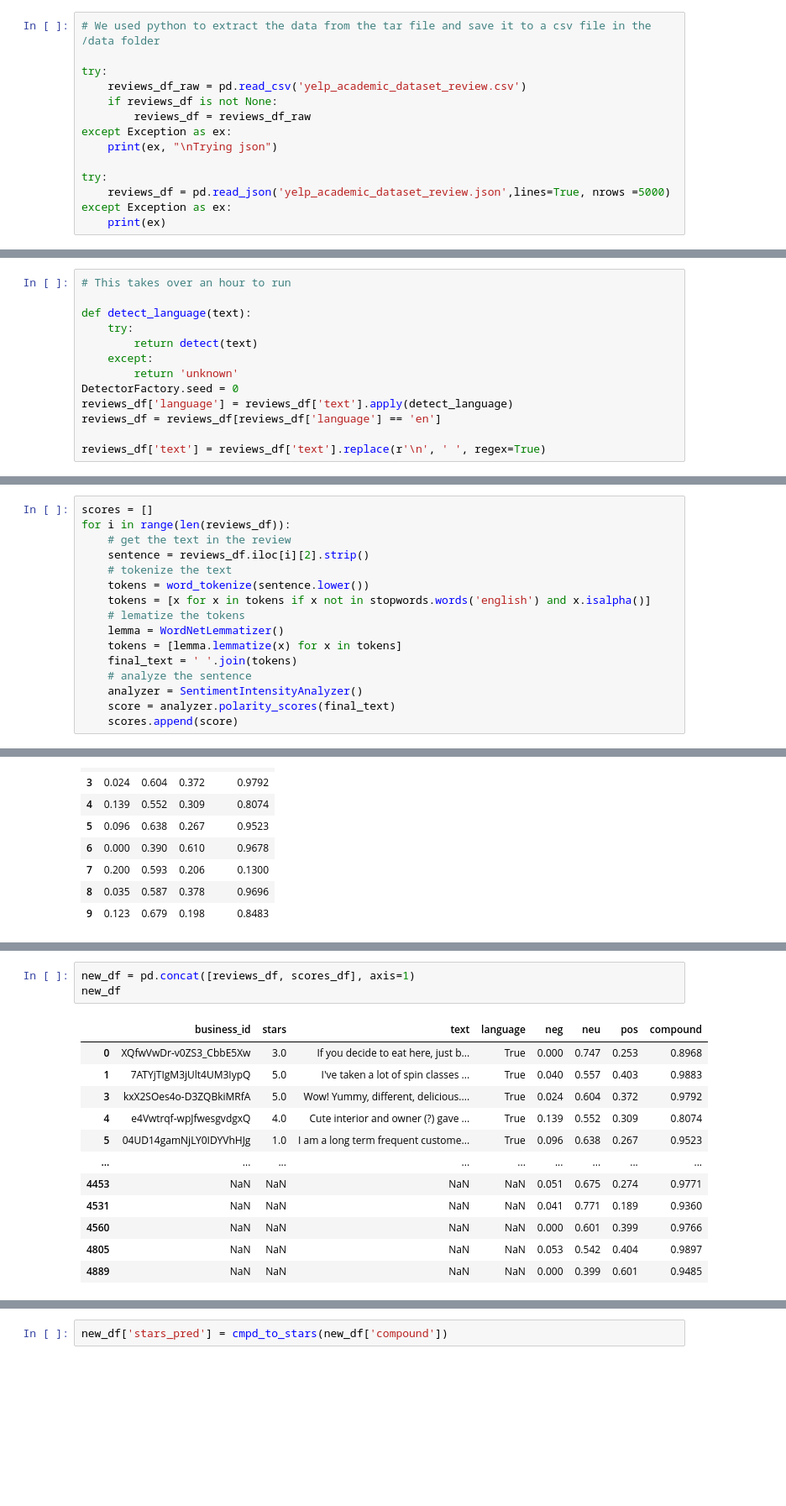
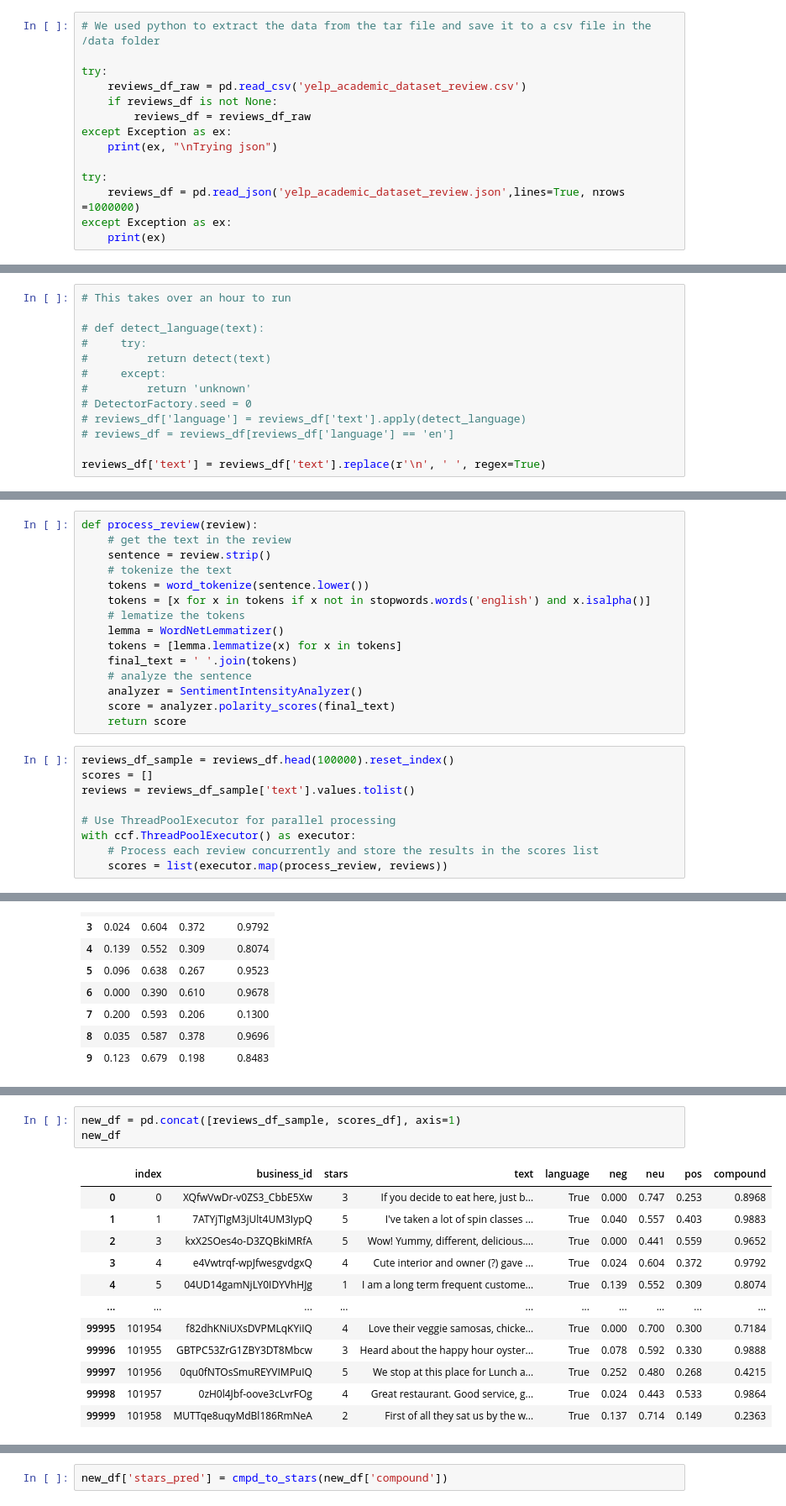
Before and after one commit to lonnagee/4447-Project, a Jupyter notebook: notebooks/COMP4447 Final Project - NLP Analysis.ipynb, the cells around one changed output, grey strips where cells are left out. Shown: that part at 84% size. Cells and saved outputs as stored; diff of their text form; blank space fills up the shorter version.

```diff
--- a/notebooks/COMP4447 Final Project - NLP Analysis.ipynb
+++ b/notebooks/COMP4447 Final Project - NLP Analysis.ipynb
@@ -68,7 +69,7 @@ except Exception as ex:
     print(ex, "\nTrying json")
 
 try:
-    reviews_df = pd.read_json('yelp_academic_dataset_review.json',lines=True, nrows =5000)
+    reviews_df = pd.read_json('yelp_academic_dataset_review.json',lines=True, nrows =1000000)
 except Exception as ex:
     print(ex)
 # %% [output]
@@ -364,14 +408,14 @@ First we defined a function that would review the data for English and remove an
 # %%
 # This takes over an hour to run
 
-def detect_language(text):
-    try:
-        return detect(text)
-    except:
-        return 'unknown'
-DetectorFactory.seed = 0
-reviews_df['language'] = reviews_df['text'].apply(detect_language)
-reviews_df = reviews_df[reviews_df['language'] == 'en']
+# def detect_language(text):
+#     try:
+#         return detect(text)
+#     except:
+#         return 'unknown'
+# DetectorFactory.seed = 0
+# reviews_df['language'] = reviews_df['text'].apply(detect_language)
+# reviews_df = reviews_df[reviews_df['language'] == 'en']
 
 reviews_df['text'] = reviews_df['text'].replace(r'\n', ' ', regex=True)
 # %% [markdown]
@@ -463,10 +507,9 @@ nltk.download('vader_lexicon')
 [nltk_data]   Package vader_lexicon is already up-to-date!
 True
 # %%
-scores = []
-for i in range(len(reviews_df)):
+def process_review(review):
     # get the text in the review
-    sentence = reviews_df.iloc[i][2].strip()
+    sentence = review.strip()
     # tokenize the text
     tokens = word_tokenize(sentence.lower())
     tokens = [x for x in tokens if x not in stopwords.words('english') and x.isalpha()]
@@ -477,7 +520,16 @@ for i in range(len(reviews_df)):
     # analyze the sentence
     analyzer = SentimentIntensityAnalyzer()
     score = analyzer.polarity_scores(final_text)
-    scores.append(score)
+    return score
+# %%
+reviews_df_sample = reviews_df.head(100000).reset_index()
+scores = []
+reviews = reviews_df_sample['text'].values.tolist()
+
+# Use ThreadPoolExecutor for parallel processing
+with ccf.ThreadPoolExecutor() as executor:
+    # Process each review concurrently and store the results in the scores list
+    scores = list(executor.map(process_review, reviews))
 # %%
 scores_df = pd.DataFrame(scores)
 scores_df.head(10)
@@ -496,16 +564,16 @@ scores_df.head(10)
 # %%
-new_df = pd.concat([reviews_df, scores_df], axis=1)
+new_df = pd.concat([reviews_df_sample, scores_df], axis=1)
 new_df
 # %% [output]
-|  | business_id | stars | text | language | neg | neu | pos | compound |
-| 0 | XQfwVwDr-v0ZS3_CbbE5Xw | 3.0 | If you decide to eat here, just b... | True | 0.000 | 0.747 | 0.253 | 0.8968 |
-| 1 | 7ATYjTIgM3jUlt4UM3IypQ | 5.0 | I've taken a lot of spin classes ... | True | 0.040 | 0.557 | 0.403 | 0.9883 |
-| 3 | kxX2SOes4o-D3ZQBkiMRfA | 5.0 | Wow! Yummy, different, delicious.... | True | 0.024 | 0.604 | 0.372 | 0.9792 |
-| 4 | e4Vwtrqf-wpJfwesgvdgxQ | 4.0 | Cute interior and owner (?) gave ... | True | 0.139 | 0.552 | 0.309 | 0.8074 |
-| 5 | 04UD14gamNjLY0IDYVhHJg | 1.0 | I am a long term frequent custome... | True | 0.096 | 0.638 | 0.267 | 0.9523 |
-| ... | ... | ... | ... | ... | ... | ... | ... | ... |
-| 4453 | NaN | NaN | NaN | NaN | 0.051 | 0.675 | 0.274 | 0.9771 |
-| 4531 | NaN | NaN | NaN | NaN | 0.041 | 0.771 | 0.189 | 0.9360 |
-| 4560 | NaN | NaN | NaN | NaN | 0.000 | 0.601 | 0.399 | 0.9766 |
-| 4805 | NaN | NaN | NaN | NaN | 0.053 | 0.542 | 0.404 | 0.9897 |
-| 4889 | NaN | NaN | NaN | NaN | 0.000 | 0.399 | 0.601 | 0.9485 |
+|  | index | business_id | stars | text | language | neg | neu | pos | compound |
+| 0 | 0 | XQfwVwDr-v0ZS3_CbbE5Xw | 3 | If you decide to eat here, just b... | True | 0.000 | 0.747 | 0.253 | 0.8968 |
+| 1 | 1 | 7ATYjTIgM3jUlt4UM3IypQ | 5 | I've taken a lot of spin classes ... | True | 0.040 | 0.557 | 0.403 | 0.9883 |
+| 2 | 3 | kxX2SOes4o-D3ZQBkiMRfA | 5 | Wow! Yummy, different, delicious.... | True | 0.000 | 0.441 | 0.559 | 0.9652 |
+| 3 | 4 | e4Vwtrqf-wpJfwesgvdgxQ | 4 | Cute interior and owner (?) gave ... | True | 0.024 | 0.604 | 0.372 | 0.9792 |
+| 4 | 5 | 04UD14gamNjLY0IDYVhHJg | 1 | I am a long term frequent custome... | True | 0.139 | 0.552 | 0.309 | 0.8074 |
+| ... | ... | ... | ... | ... | ... | ... | ... | ... | ... |
+| 99995 | 101954 | f82dhKNiUXsDVPMLqKYiIQ | 4 | Love their veggie samosas, chicke... | True | 0.000 | 0.700 | 0.300 | 0.7184 |
+| 99996 | 101955 | GBTPC53ZrG1ZBY3DT8Mbcw | 3 | Heard about the happy hour oyster... | True | 0.078 | 0.592 | 0.330 | 0.9888 |
+| 99997 | 101956 | 0qu0fNTOsSmuREYVIMPuIQ | 5 | We stop at this place for Lunch a... | True | 0.252 | 0.480 | 0.268 | 0.4215 |
+| 99998 | 101957 | 0zH0l4Jbf-oove3cLvrFOg | 4 | Great restaurant. Good service, g... | True | 0.024 | 0.443 | 0.533 | 0.9864 |
+| 99999 | 101958 | MUTTqe8uqyMdBl186RmNeA | 2 | First of all they sat us by the w... | True | 0.137 | 0.714 | 0.149 | 0.2363 |
```
Also changed, not shown: parts of 26 cells of this notebook.
